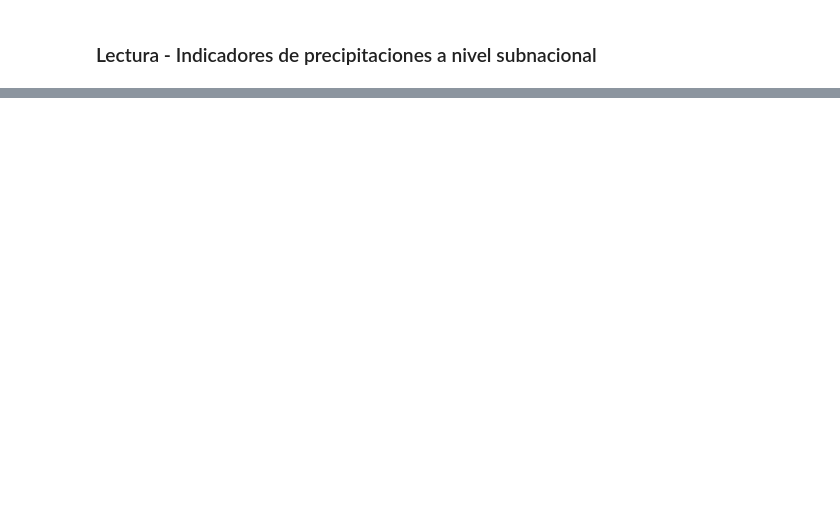
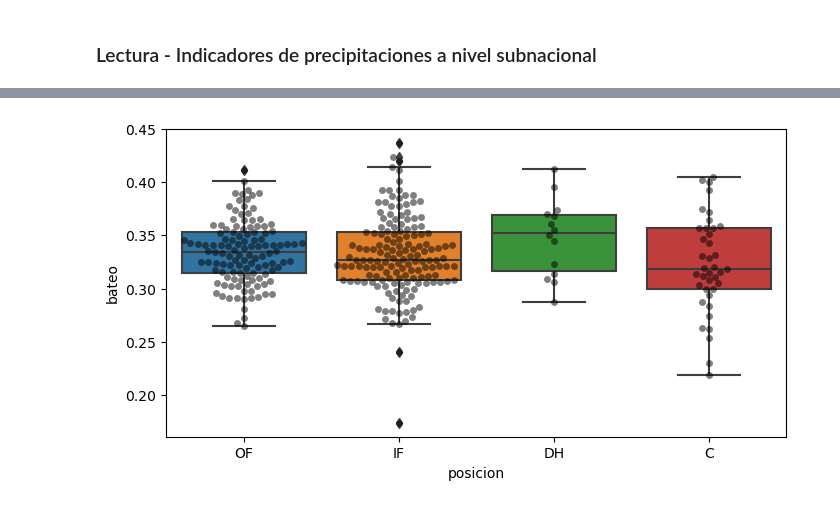
Before and after one commit to jalmengor/experimental-design-project, a Jupyter notebook: experimento.ipynb, the cells around one changed output, grey strips where cells are left out. Drawn from its saved outputs; the diff is of its cells as text; code cells hidden in the pictures; blank space fills up the shorter version.

```diff
--- a/experimento.ipynb
+++ b/experimento.ipynb
@@ -93,3 +100,91 @@ df_rainfall.head()
 | 2 | 1981-01-11 | 14508 | CR406 | 1.0 | 27.0 | 26.1 | NaN | NaN | NaN | NaN | 102.8939 | ... |
 | 3 | 1981-01-21 | 14508 | CR406 | 1.0 | 18.0 | 24.1667 | 74.0 | 84.9 | NaN | NaN | 78.8571 | ... |
 | 4 | 1981-02-01 | 14508 | CR406 | 1.0 | 17.0 | 17.7 | 62.0 | 67.9667 | NaN | NaN | 96.9163 | ... |
+# %%
+posicion = ["OF", "IF", "IF", "OF", "IF", "IF", "OF", "OF", "IF", "IF", "OF",
+            "OF", "IF", "OF", "IF", "IF", "IF", "OF", "IF", "OF", "IF", "OF",
+            "IF", "OF", "IF", "DH", "IF", "IF", "IF", "OF", "IF", "IF", "IF",
+            "IF", "OF", "IF", "OF", "IF", "IF", "IF", "IF", "OF", "OF", "IF",
+            "OF", "OF", "IF", "IF", "OF", "OF", "IF", "OF", "OF", "OF", "IF",
+            "DH", "OF", "OF", "OF", "IF", "IF", "IF", "IF", "OF", "IF", "IF",
+            "OF", "IF", "IF", "IF", "OF", "IF", "IF", "OF", "IF", "IF", "IF",
+            "IF", "IF", "IF", "OF", "DH", "OF", "OF", "IF", "IF", "IF", "OF",
+            "IF", "OF", "IF", "IF", "IF", "IF", "OF", "OF", "OF", "DH", "OF",
+            "IF", "IF", "OF", "OF", "C", "IF", "OF", "OF", "IF", "OF", "IF",
+            "IF", "IF", "OF", "C", "OF", "IF", "C", "OF", "IF", "DH", "C", "OF",
+            "OF", "IF", "C", "IF", "IF", "IF", "IF", "IF", "IF", "OF", "C", "IF",
+            "OF", "OF", "IF", "OF", "IF", "OF", "DH", "C", "IF", "OF", "IF",
+            "IF", "OF", "IF", "OF", "IF", "C", "IF", "IF", "OF", "IF", "IF",
+            "IF", "OF", "OF", "OF", "IF", "IF", "C", "IF", "C", "C", "OF", "OF",
+            "OF", "IF", "OF", "IF", "C", "DH", "DH", "C", "OF", "IF", "OF", "IF",
+            "IF", "IF", "C", "IF", "OF", "DH", "IF", "IF", "IF", "OF", "OF", "C",
+            "OF", "OF", "IF", "IF", "OF", "OF", "OF", "OF", "OF", "OF", "IF",
+            "IF", "DH", "OF", "IF", "IF", "OF", "IF", "IF", "IF", "IF", "OF",
+            "IF", "C", "IF", "IF", "C", "IF", "OF", "IF", "DH", "C", "OF", "C",
+            "IF", "IF", "OF", "C", "IF", "IF", "IF", "C", "C", "C", "OF", "OF",
+            "IF", "IF", "IF", "IF", "OF", "OF", "C", "IF", "IF", "OF", "C", "OF",
+            "OF", "OF", "OF", "OF", "OF", "OF", "OF", "OF", "OF", "OF", "C",
+            "IF", "DH", "IF", "C", "DH", "C", "IF", "C", "OF", "C", "C", "IF",
+            "OF", "IF", "IF", "IF", "IF", "IF", "IF", "IF", "IF", "OF", "OF",
+            "OF", "IF", "OF", "OF", "IF", "IF", "IF", "OF", "C", "IF", "IF",
+            "IF", "IF", "OF", "OF", "IF", "OF", "IF", "OF", "OF", "OF", "IF",
+            "OF", "OF", "IF", "OF", "IF", "C", "IF", "IF", "C", "DH", "OF", "IF",
+            "C", "C", "IF", "C", "IF", "OF", "C", "C", "OF"]
+
+bateo = [0.359, 0.34, 0.33, 0.341, 0.366, 0.333, 0.37, 0.331, 0.381, 0.332,
+         0.365, 0.345, 0.313, 0.325, 0.327, 0.337, 0.336, 0.291, 0.34, 0.31,
+         0.365, 0.356, 0.35, 0.39, 0.388, 0.345, 0.27, 0.306, 0.393, 0.331,
+         0.365, 0.369, 0.342, 0.329, 0.376, 0.414, 0.327, 0.354, 0.321, 0.37,
+         0.313, 0.341, 0.325, 0.312, 0.346, 0.34, 0.401, 0.372, 0.352, 0.354,
+         0.341, 0.365, 0.333, 0.378, 0.385, 0.287, 0.303, 0.334, 0.359, 0.352,
+         0.321, 0.323, 0.302, 0.349, 0.32, 0.356, 0.34, 0.393, 0.288, 0.339,
+         0.388, 0.283, 0.311, 0.401, 0.353, 0.42, 0.393, 0.347, 0.424, 0.378,
+         0.346, 0.355, 0.322, 0.341, 0.306, 0.329, 0.271, 0.32, 0.308, 0.322,
+         0.388, 0.351, 0.341, 0.31, 0.393, 0.411, 0.323, 0.37, 0.364, 0.321,
+         0.351, 0.329, 0.327, 0.402, 0.32, 0.353, 0.319, 0.319, 0.343, 0.288,
+         0.32, 0.338, 0.322, 0.303, 0.356, 0.303, 0.351, 0.325, 0.325, 0.361,
+         0.375, 0.341, 0.383, 0.328, 0.3, 0.277, 0.359, 0.358, 0.381, 0.324,
+         0.293, 0.324, 0.329, 0.294, 0.32, 0.361, 0.347, 0.317, 0.316, 0.342,
+         0.368, 0.319, 0.317, 0.302, 0.321, 0.336, 0.347, 0.279, 0.309, 0.358,
+         0.318, 0.342, 0.299, 0.332, 0.349, 0.387, 0.335, 0.358, 0.312, 0.307,
+         0.28, 0.344, 0.314, 0.24, 0.331, 0.357, 0.346, 0.351, 0.293, 0.308,
+         0.374, 0.362, 0.294, 0.314, 0.374, 0.315, 0.324, 0.382, 0.353, 0.305,
+         0.338, 0.366, 0.357, 0.326, 0.332, 0.323, 0.306, 0.31, 0.31, 0.333,
+         0.34, 0.4, 0.389, 0.308, 0.411, 0.278, 0.326, 0.335, 0.316, 0.371,
+         0.314, 0.384, 0.379, 0.32, 0.395, 0.347, 0.307, 0.326, 0.316, 0.341,
+         0.308, 0.327, 0.337, 0.36, 0.32, 0.372, 0.306, 0.305, 0.347, 0.281,
+         0.281, 0.296, 0.306, 0.343, 0.378, 0.393, 0.337, 0.327, 0.336, 0.32,
+         0.381, 0.306, 0.358, 0.311, 0.284, 0.364, 0.315, 0.342, 0.367, 0.307,
+         0.351, 0.372, 0.304, 0.296, 0.332, 0.312, 0.437, 0.295, 0.316, 0.298,
+         0.302, 0.342, 0.364, 0.304, 0.295, 0.305, 0.359, 0.335, 0.338, 0.341,
+         0.3, 0.378, 0.412, 0.273, 0.308, 0.309, 0.263, 0.291, 0.359, 0.352,
+         0.262, 0.274, 0.334, 0.343, 0.267, 0.321, 0.3, 0.327, 0.313, 0.316,
+         0.337, 0.268, 0.342, 0.292, 0.39, 0.332, 0.315, 0.298, 0.298, 0.331,
+         0.361, 0.272, 0.287, 0.34, 0.317, 0.327, 0.354, 0.317, 0.311, 0.174,
+         0.302, 0.302, 0.291, 0.29, 0.268, 0.352, 0.341, 0.265, 0.307, 0.36,
+         0.305, 0.254, 0.279, 0.321, 0.305, 0.35, 0.308, 0.326, 0.219, 0.23,
+         0.322, 0.405, 0.321, 0.291, 0.312, 0.357, 0.324]
+
+
+datos = pd.DataFrame({'posicion': posicion, 'bateo': bateo})
+datos.head(4)
+
+# Número de observaciones por grupo
+# ==============================================================================
+datos.groupby('posicion').size()
+# Média y desviación típica por grupo
+# ==============================================================================
+datos.groupby('posicion').agg(['mean', 'std'])
+
+fig, ax = plt.subplots(1, 1, figsize=(8, 4))
+sns.boxplot(x="posicion", y="bateo", data=datos, ax=ax)
+sns.swarmplot(x="posicion", y="bateo", data=datos, color='black', alpha = 0.5, ax=ax);
+
+fig, ax = plt.subplots(figsize=(6, 4))
+fig = interaction_plot(
+    x        = datos.templado,
+    trace    = datos.grosor,
+    response = datos.resistencia,
+    ax       = ax,
+)
+# %% [output]
@@ -95,0 +192 @@ df_rainfall.head()
+[figure, added]
```
Also changed, not shown: parts of 3 cells of this notebook.
